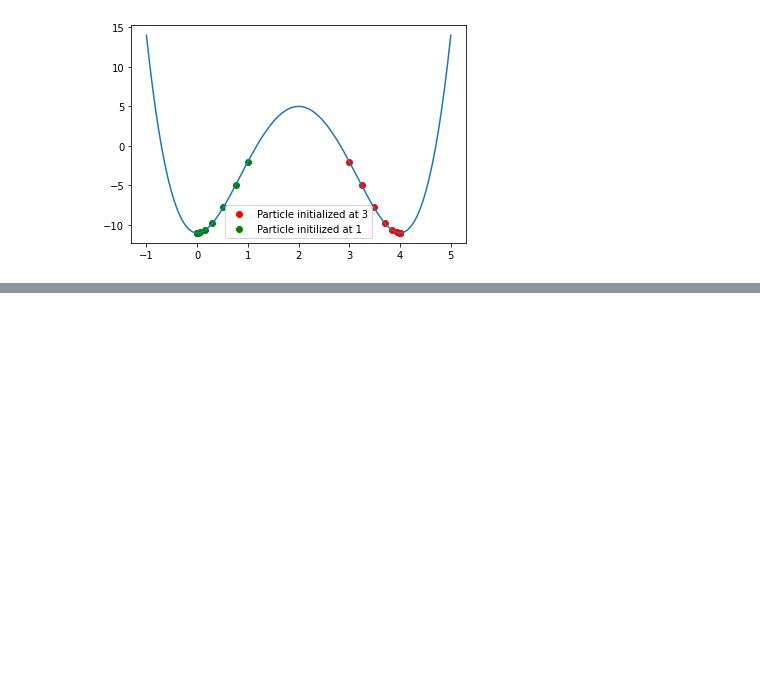
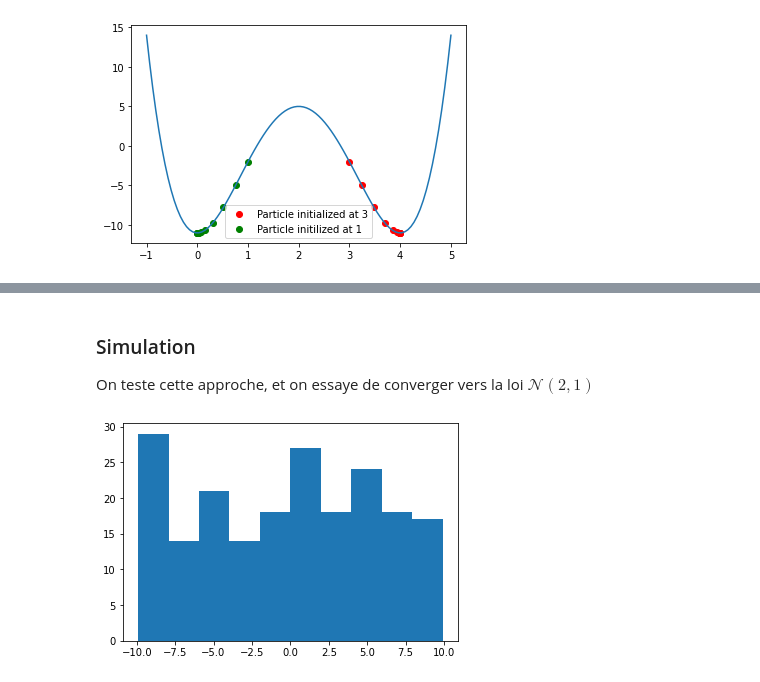
Before and after one commit to elfirdoussilab1/SVGD, a Jupyter notebook: Sampling_methods.ipynb, the cells around one changed output, grey strips where cells are left out. Drawn from its saved outputs; the diff is of its cells as text; code cells hidden in the pictures; blank space fills up the shorter version.

```diff
--- a/Sampling_methods.ipynb
+++ b/Sampling_methods.ipynb
@@ -293,0 +330,16 @@ print(np.argmin(F))
+# %% [markdown]
+### Simulation
+
+On teste cette approche, et on essaye de converger vers la loi $\mathcal{N}(2,1)$
+# %%
+# Generating uniform variables
+X = genData(200,1)
+h = 1e-10
+lam=1
+sigma=1
+maxit=150
+plt.hist(X)
+
+plt.show()
+# %% [output]
+[figure, added]
```
Also changed, not shown: parts of 27 cells of this notebook, 1 other file.
